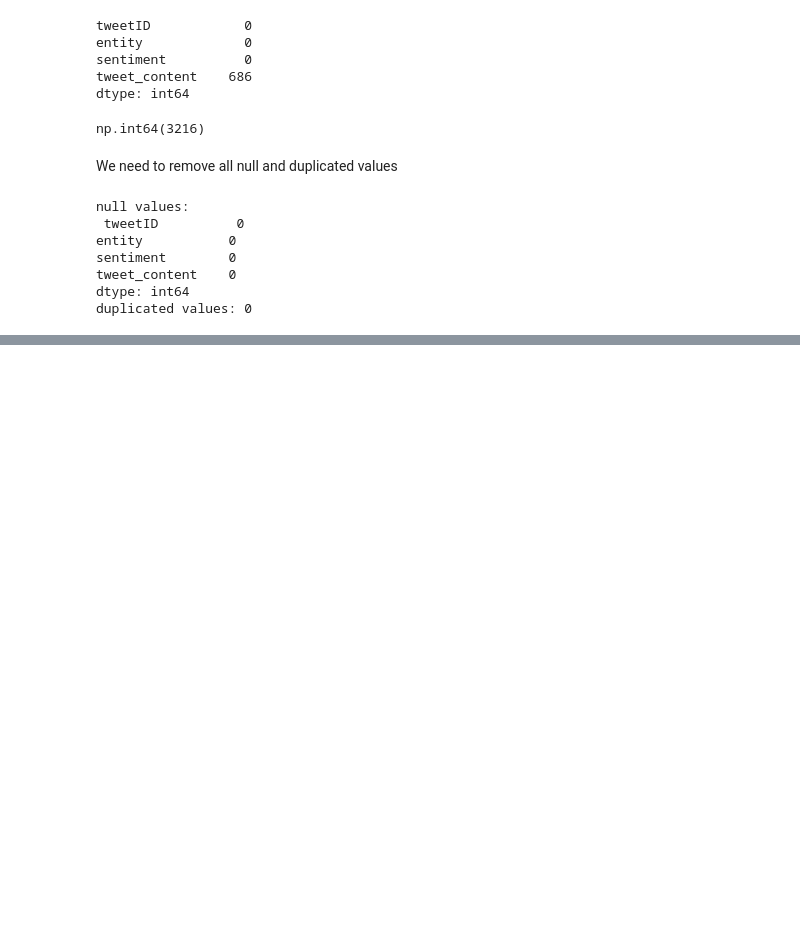
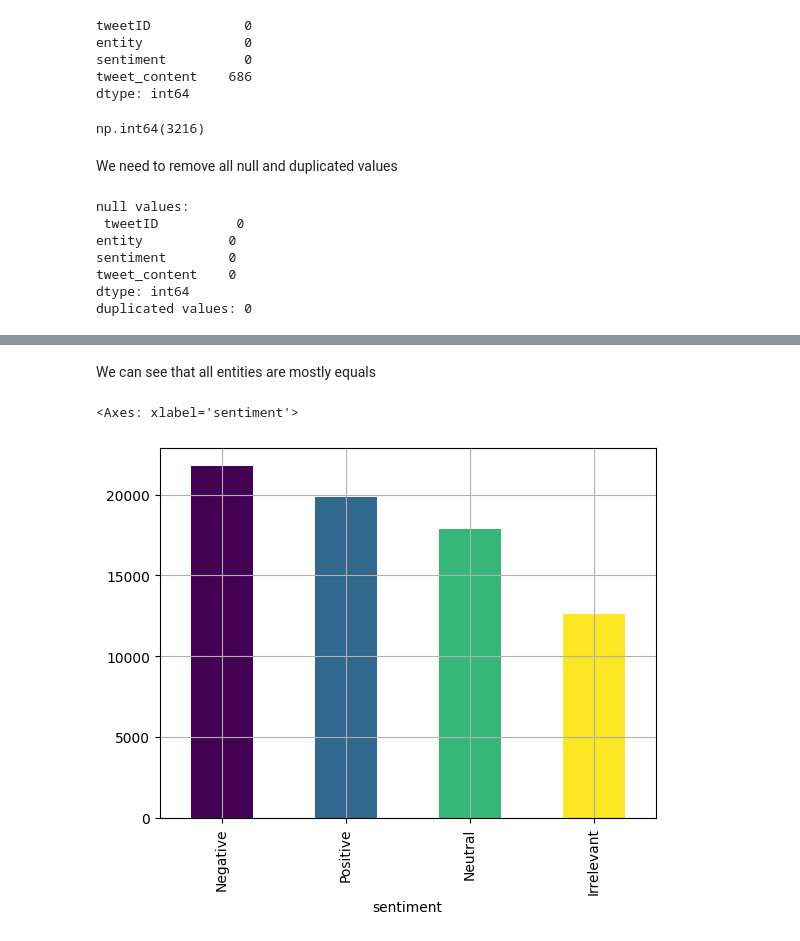
Before and after one commit to Clmnt-Cash/tweet_sentiment, a Jupyter notebook: main.ipynb, the cells around one changed output, grey strips where cells are left out. Cells and saved outputs as stored; diff of their text form; code cells hidden in the pictures; blank space fills up the shorter version.

```diff
--- a/main.ipynb
+++ b/main.ipynb
@@ -81,0 +114,10 @@ duplicated values: 0
+# %% [markdown]
+We can see that all entities are mostly equals
+# %%
+sentiment_content=twitts['sentiment'].value_counts()
+color=plt.get_cmap('viridis')
+colors = [color(i) for i in np.linspace(0, 1, len(sentiment_content))]
+sentiment_content.plot(kind='bar',color=colors,grid=True)
+# %% [output]
+<Axes: xlabel='sentiment'>
+[figure, added]
```
Also changed, not shown: parts of 8 cells of this notebook.
